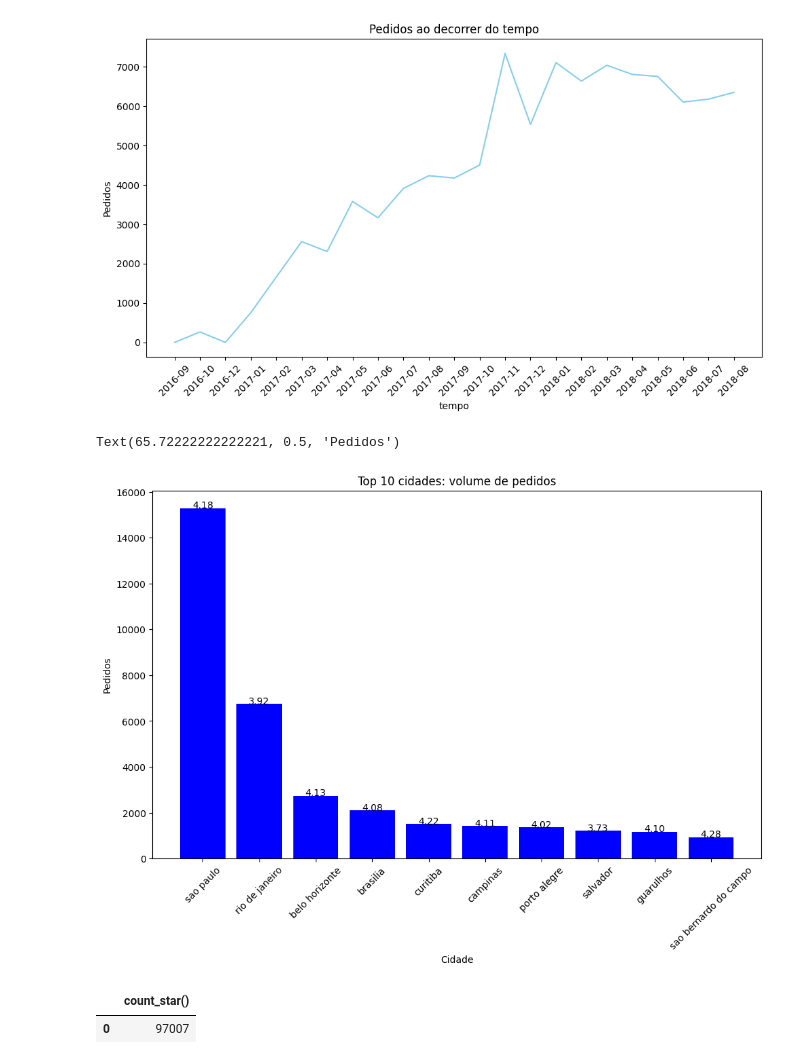
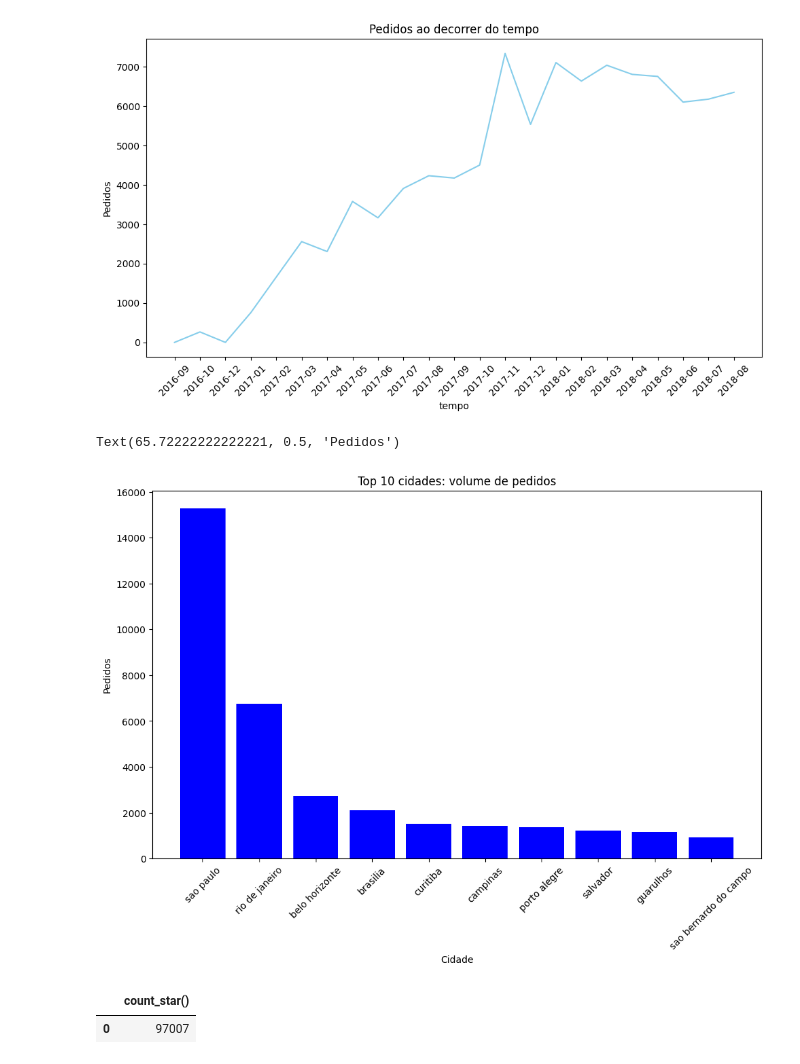
Before and after one commit to th900/projeto-de-engenharia-de-dados-olist, a Jupyter notebook: E_COMMERCE.ipynb, the cells around one changed output. Cells and saved outputs as stored; diff of their text form; code cells hidden in the pictures.

```diff
--- a/E_COMMERCE.ipynb
+++ b/E_COMMERCE.ipynb
@@ -497,32 +497,27 @@ plt.tight_layout()
 # %%
 df_vol_score = dfs_processed["orders"].merge(dfs_processed["order_items"], on = "order_id").merge(dfs_processed["order_reviews"], on ="order_id").merge(dfs_processed["customers"], on = "customer_id" )
 
 df_vol_score = df_vol_score.drop_duplicates(subset = "order_id")
 
 df_vol_score = df_vol_score.groupby("customer_city").agg({
-    "review_score":  "mean",
     "order_id": "count"}
 ).rename(columns={
-    "review_score": "avg_score",
     "order_id": "order_volume"
 })
 
 top10 = df_vol_score.sort_values("order_volume", ascending=False).head(10)
 plt.figure(figsize=(10, 6))
 plt.bar(top10.index, top10["order_volume"], color = "Blue")
 
-for i, city in enumerate(top10.index):
-    plt.text(i, top10["order_volume"][city],
-             f'{top10["avg_score"][city]:.2f}',
-             ha='center')
+
 plt.tight_layout()
 plt.xticks(rotation = 45)
 plt.title("Top 10 cidades: volume de pedidos")
 plt.xlabel("Cidade")
 plt.ylabel("Pedidos")
 # %% [output]
 Text(65.72222222222221, 0.5, 'Pedidos')
-[figure, old version]
+[figure, new version]
 # %%
 ## 07 - Análise com SQL (DuckDB)
 
```
